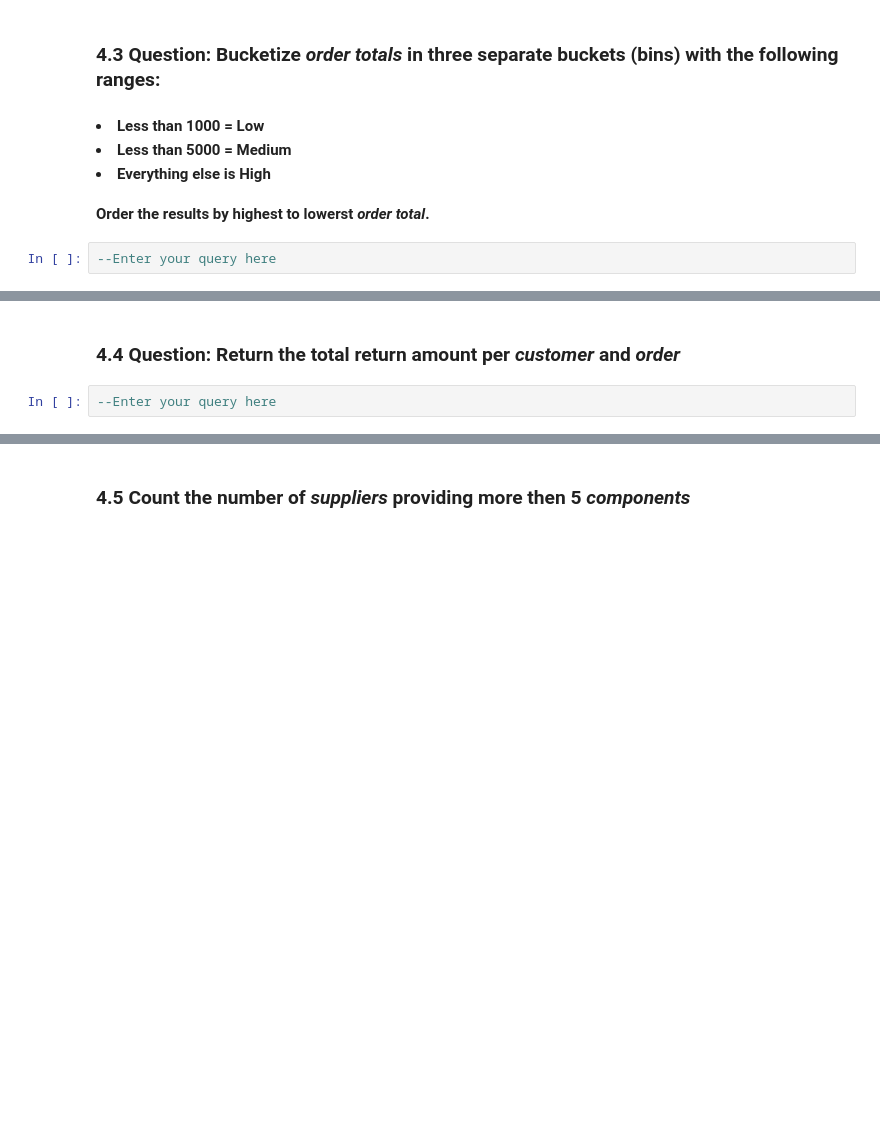
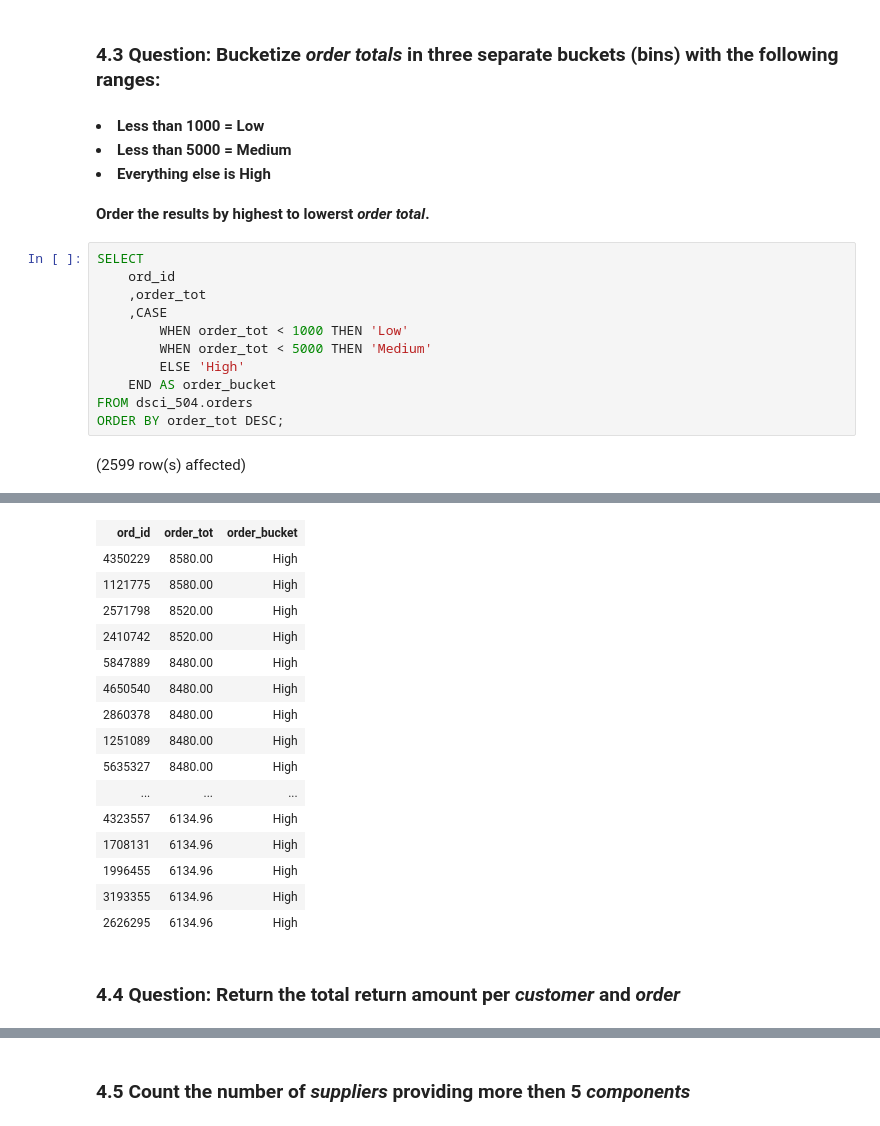
Before and after one commit to shkungulio/Maryville, a Jupyter notebook: DSCI-504/Assignment/Week4/DSCI504_Wk4_Assignment.ipynb, the cells around one changed output, grey strips where cells are left out. Drawn from its saved outputs; the diff is of its cells as text; blank space fills up the shorter version.

```diff
--- a/DSCI-504/Assignment/Week4/DSCI504_Wk4_Assignment.ipynb
+++ b/DSCI-504/Assignment/Week4/DSCI504_Wk4_Assignment.ipynb
@@ -73,5 +73,16 @@ Total execution time: 00:00:00.019
 # %% [markdown]
 ### 4.3 Question: Bucketize _order totals_ in **three separate buckets (bins)** with the following ranges:
 #### <li> Less than 1000 = **Low** </li> <li> Less than 5000 = **Medium** </li> <li> Everything else is **High** </li> <br> Order the results by highest to lowerst _order total_.
-# %%
---Enter your query here
+# %%
+SELECT
+    ord_id
+    ,order_tot
+    ,CASE
+        WHEN order_tot < 1000 THEN 'Low'
+        WHEN order_tot < 5000 THEN 'Medium'
+        ELSE 'High'
+    END AS order_bucket
+FROM dsci_504.orders
+ORDER BY order_tot DESC;
+# %% [output]
+(2599 row(s) affected)
@@ -78,4 +90,18 @@ Total execution time: 00:00:00.019
+| ord_id | order_tot | order_bucket |
+| 4350229 | 8580.00 | High |
+| 1121775 | 8580.00 | High |
+| 2571798 | 8520.00 | High |
+| 2410742 | 8520.00 | High |
+| 5847889 | 8480.00 | High |
+| 4650540 | 8480.00 | High |
+| 2860378 | 8480.00 | High |
+| 1251089 | 8480.00 | High |
+| 5635327 | 8480.00 | High |
+| ... | ... | ... |
+| 4323557 | 6134.96 | High |
+| 1708131 | 6134.96 | High |
+| 1996455 | 6134.96 | High |
+| 3193355 | 6134.96 | High |
+| 2626295 | 6134.96 | High |
 # %% [markdown]
 ### 4.4 Question: Return the **total return amount** per _customer_ and _order_
-# %%
---Enter your query here
```
Also changed, not shown: parts of 10 cells of this notebook.
